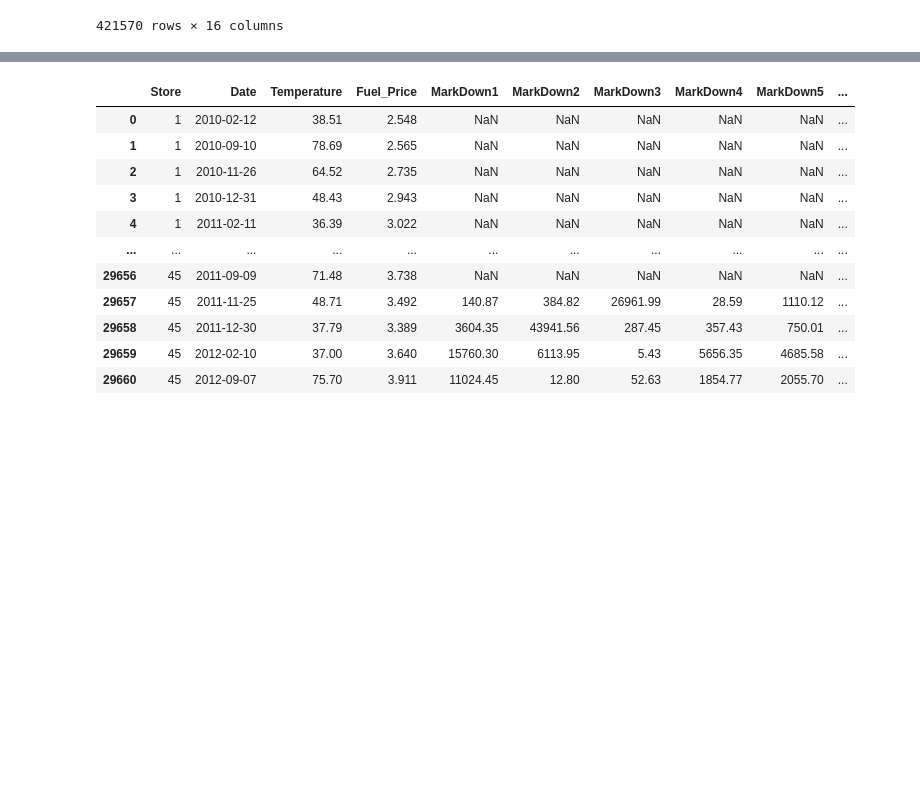
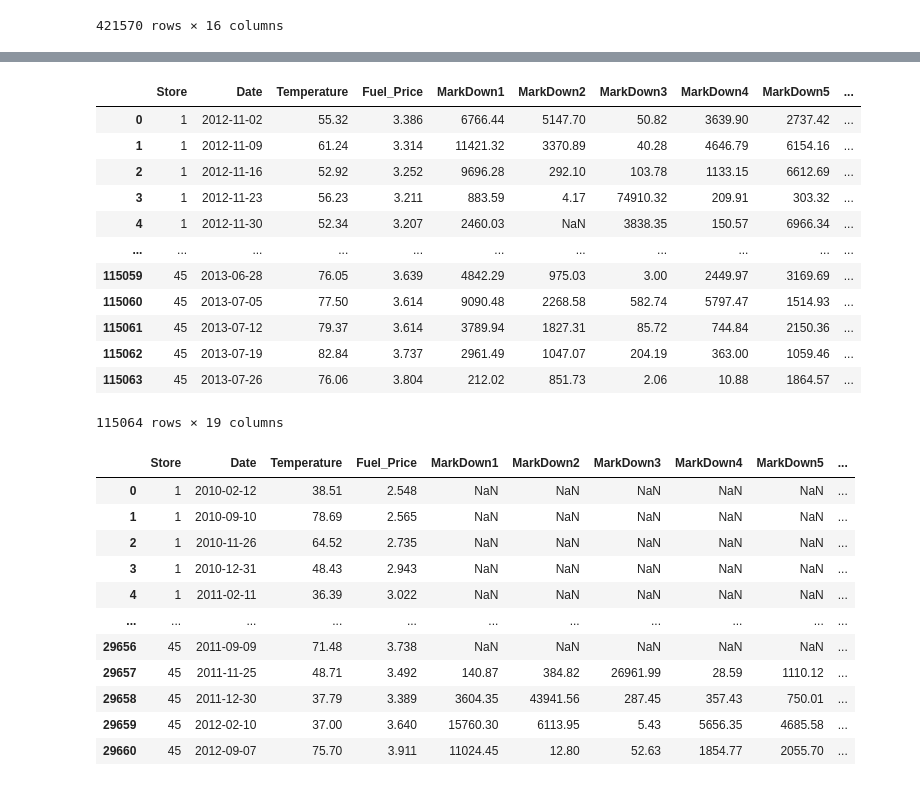
Before and after one commit to doakesbacon/ForecastingWalmartSales, a Jupyter notebook: code.ipynb, the cells around one changed output, grey strips where cells are left out. Cells and saved outputs as stored; diff of their text form; code cells hidden in the pictures; blank space fills up the shorter version.

```diff
--- a/code.ipynb
+++ b/code.ipynb
@@ -95,3 +129,23 @@ all_merge
+# %%
+prediction_merge["Date"] = pd.to_datetime(prediction_merge["Date"])
+prediction_merge["Month"] = prediction_merge["Date"].dt.month
+prediction_merge["Year"] = prediction_merge["Date"].dt.year
+prediction_merge["Day"] = prediction_merge["Date"].dt.day
+prediction_merge
+# %% [output]
+|  | Store | Date | Temperature | Fuel_Price | MarkDown1 | MarkDown2 | MarkDown3 | MarkDown4 | MarkDown5 | ... |
+| 0 | 1 | 2012-11-02 | 55.32 | 3.386 | 6766.44 | 5147.70 | 50.82 | 3639.90 | 2737.42 | ... |
+| 1 | 1 | 2012-11-09 | 61.24 | 3.314 | 11421.32 | 3370.89 | 40.28 | 4646.79 | 6154.16 | ... |
+| 2 | 1 | 2012-11-16 | 52.92 | 3.252 | 9696.28 | 292.10 | 103.78 | 1133.15 | 6612.69 | ... |
+| 3 | 1 | 2012-11-23 | 56.23 | 3.211 | 883.59 | 4.17 | 74910.32 | 209.91 | 303.32 | ... |
+| 4 | 1 | 2012-11-30 | 52.34 | 3.207 | 2460.03 | NaN | 3838.35 | 150.57 | 6966.34 | ... |
+| ... | ... | ... | ... | ... | ... | ... | ... | ... | ... | ... |
+| 115059 | 45 | 2013-06-28 | 76.05 | 3.639 | 4842.29 | 975.03 | 3.00 | 2449.97 | 3169.69 | ... |
+| 115060 | 45 | 2013-07-05 | 77.50 | 3.614 | 9090.48 | 2268.58 | 582.74 | 5797.47 | 1514.93 | ... |
+| 115061 | 45 | 2013-07-12 | 79.37 | 3.614 | 3789.94 | 1827.31 | 85.72 | 744.84 | 2150.36 | ... |
+| 115062 | 45 | 2013-07-19 | 82.84 | 3.737 | 2961.49 | 1047.07 | 204.19 | 363.00 | 1059.46 | ... |
+| 115063 | 45 | 2013-07-26 | 76.06 | 3.804 | 212.02 | 851.73 | 2.06 | 10.88 | 1864.57 | ... |
+115064 rows × 19 columns
 # %%
 holiday_sales = all_merge.loc[(all_merge["IsHoliday"] == True)]
 holiday_sales.reset_index(inplace=True,drop=True)
```
Also changed, not shown: parts of 5 cells of this notebook, 5 other files.
